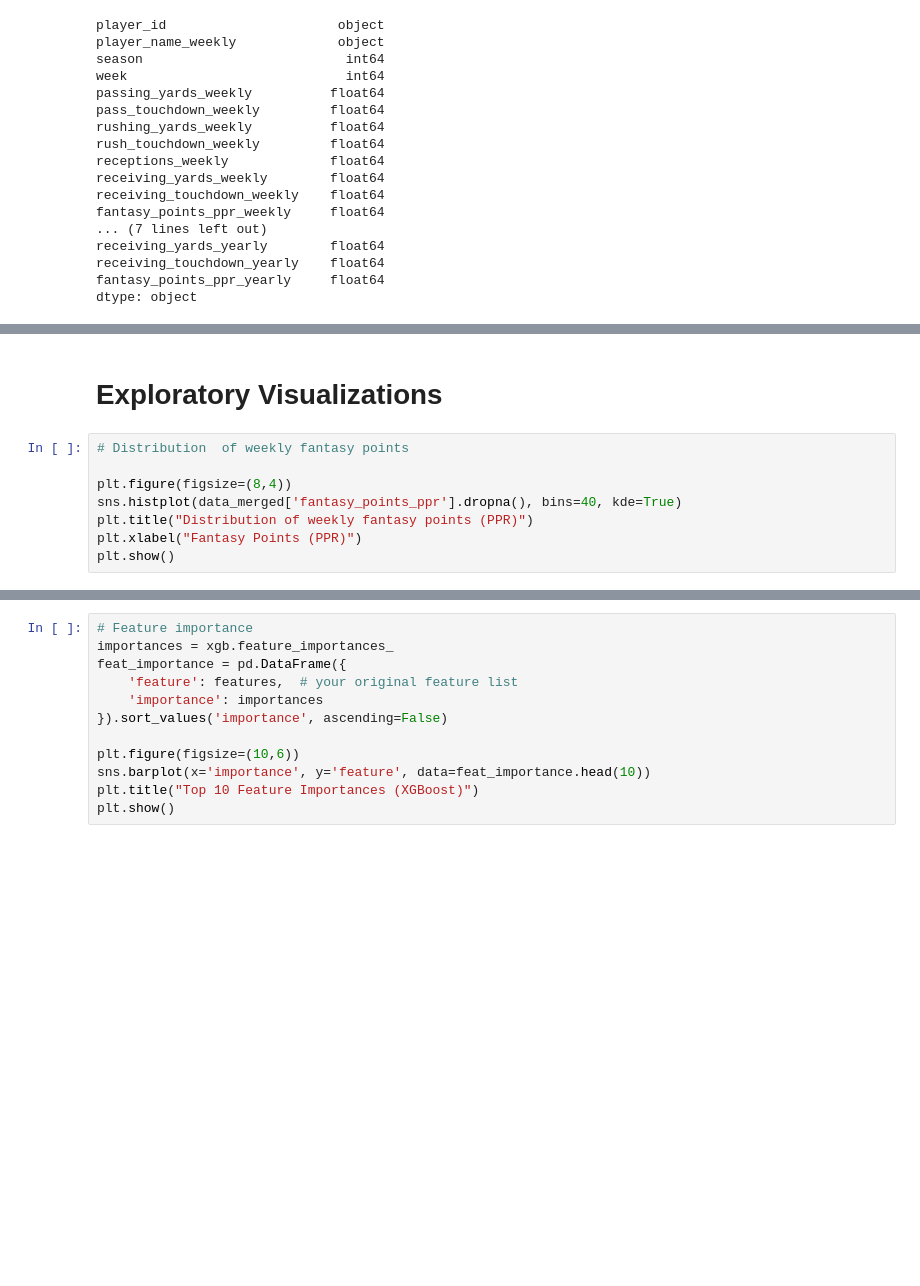
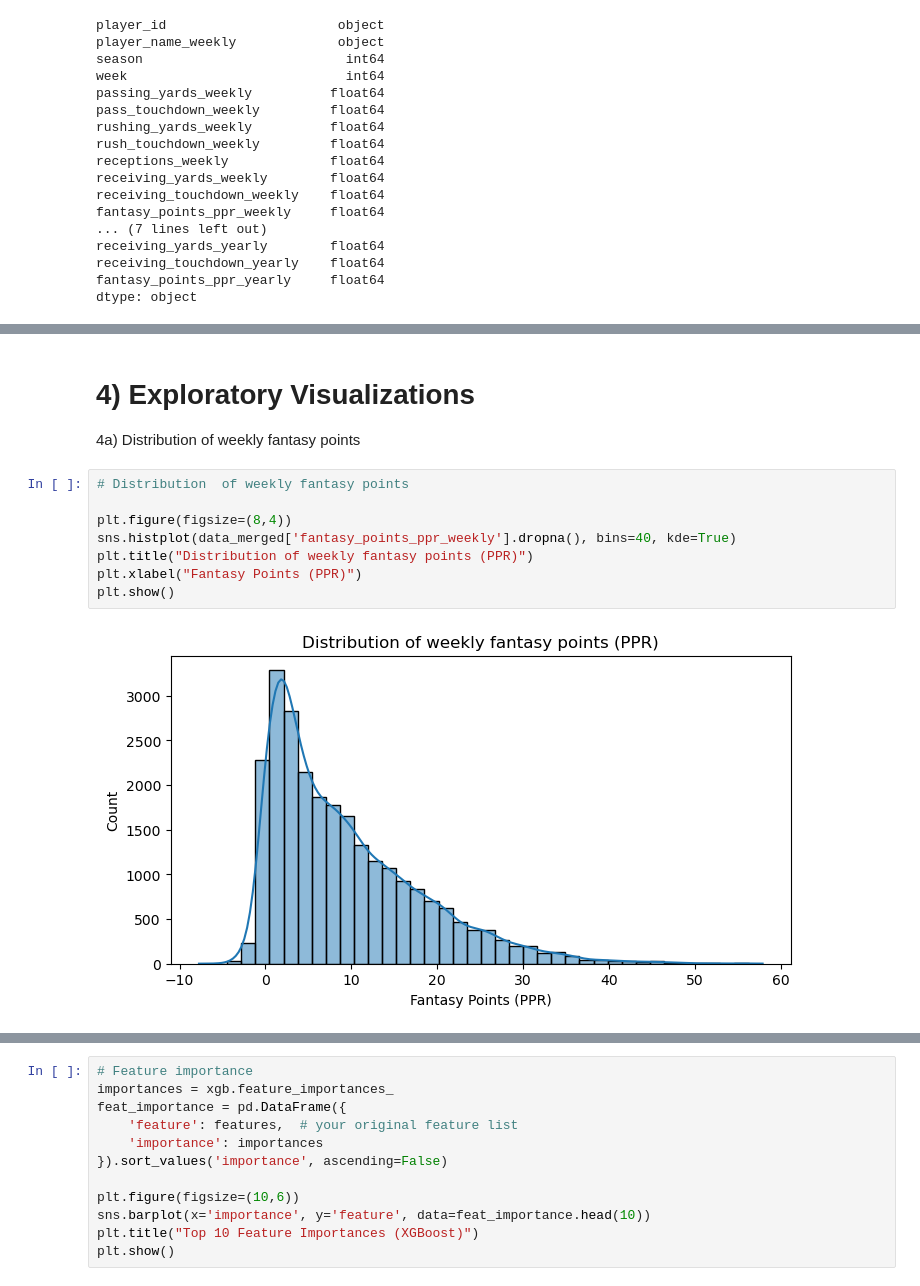
Before and after one commit to omendez930/fantasy-football-recommendations, a Jupyter notebook: draft_analysis.ipynb, the cells around one changed output, grey strips where cells are left out. Saved outputs shown, nothing was run; the diff lists cells and outputs as text; blank space fills up the shorter version.

```diff
--- a/draft_analysis.ipynb
+++ b/draft_analysis.ipynb
@@ -186,10 +255,14 @@ dtype: object
 # %% [markdown]
-# Exploratory Visualizations
+# 4) Exploratory Visualizations
+
+4a) Distribution of weekly fantasy points
 # %%
 # Distribution  of weekly fantasy points
 
 plt.figure(figsize=(8,4))
-sns.histplot(data_merged['fantasy_points_ppr'].dropna(), bins=40, kde=True)
+sns.histplot(data_merged['fantasy_points_ppr_weekly'].dropna(), bins=40, kde=True)
 plt.title("Distribution of weekly fantasy points (PPR)")
 plt.xlabel("Fantasy Points (PPR)")
 plt.show()
+# %% [output]
+[figure, added]
```
Also changed, not shown: parts of 40 cells of this notebook.
